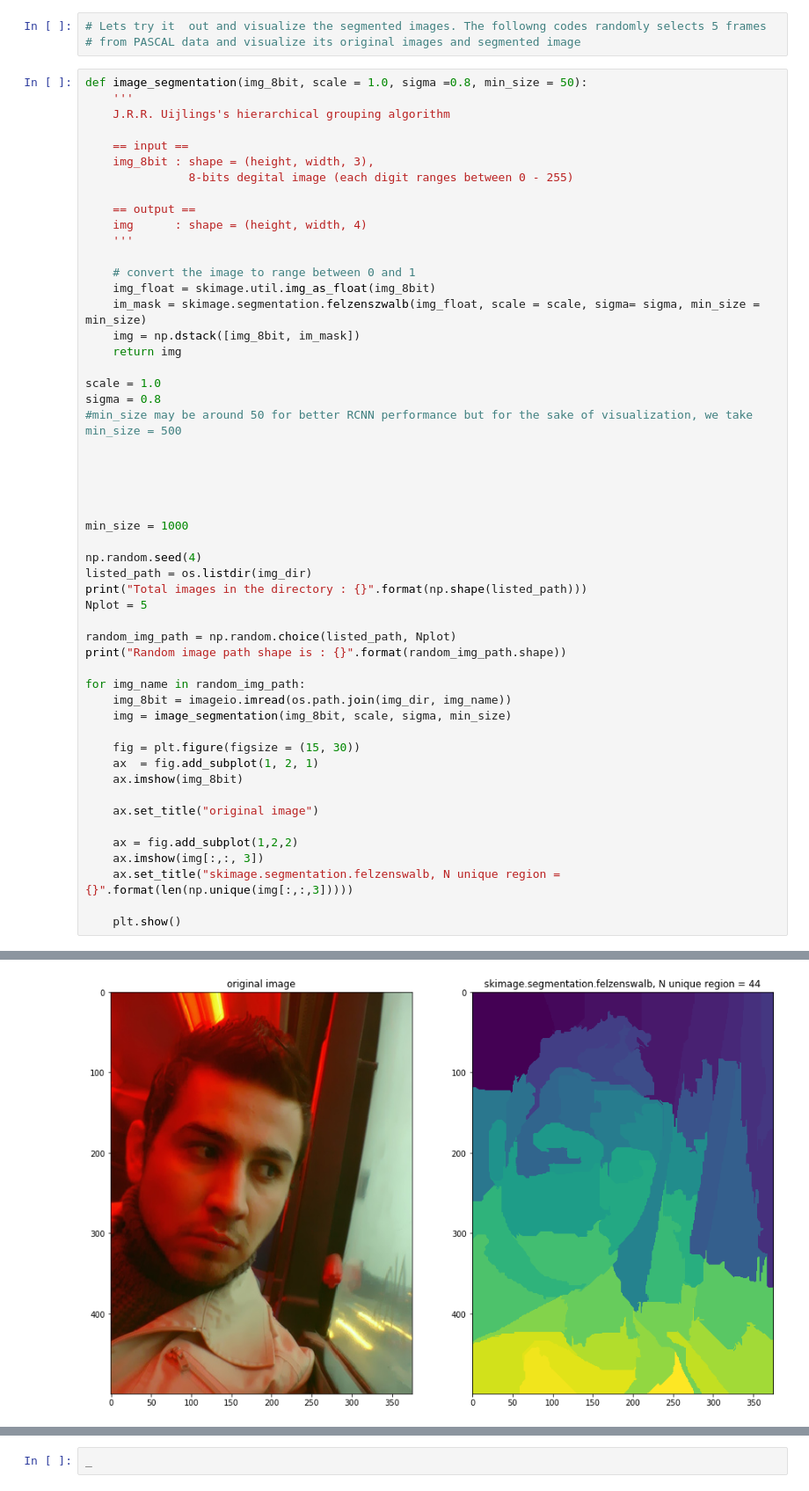
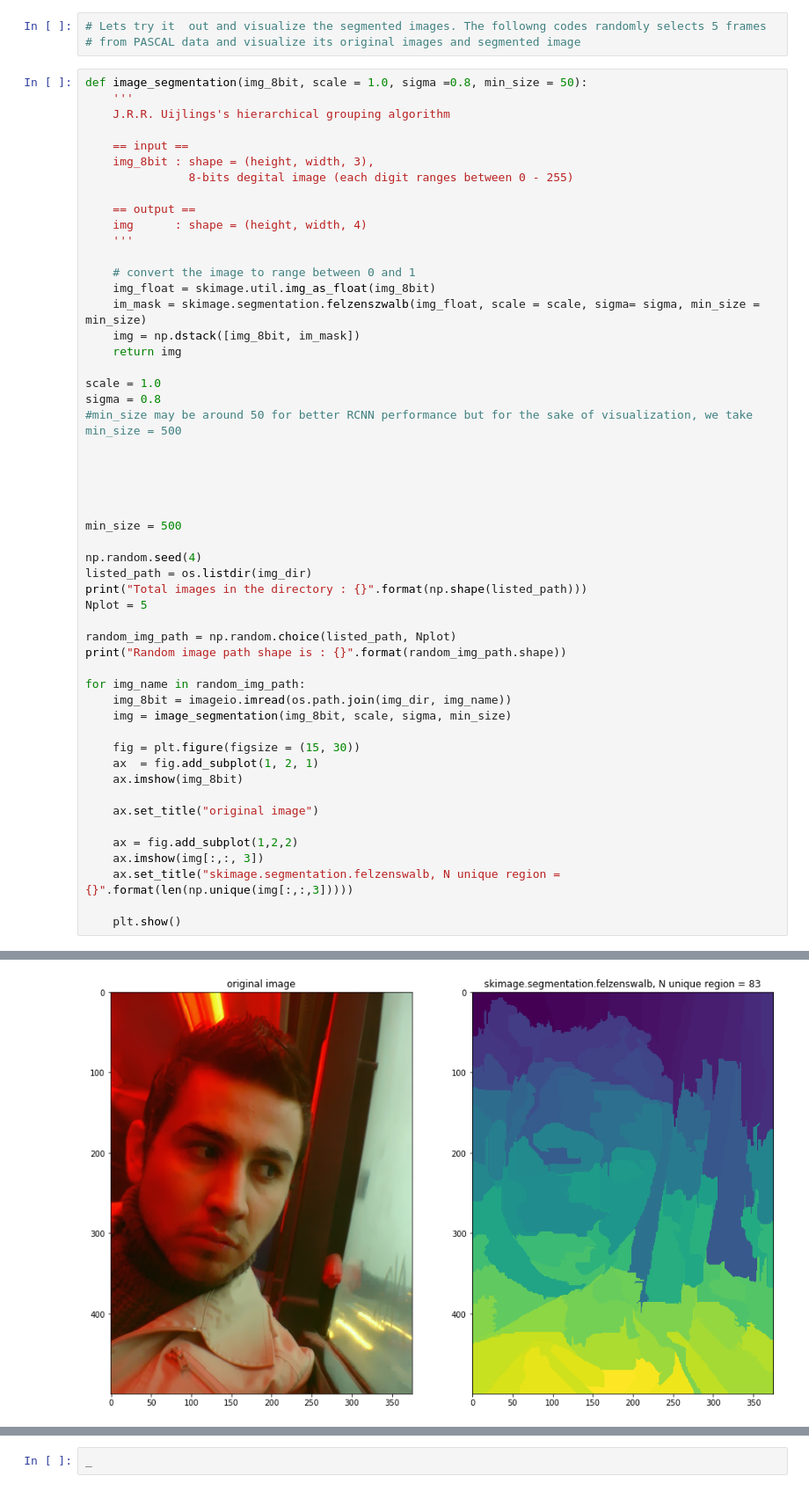
Before and after one commit to dkhanna511/Object-detection-RCNN, a Jupyter notebook: Selective Search.ipynb, the cells around one changed output, grey strips where cells are left out. Shown at 88% size. Cells and saved outputs as stored; diff of their text form.

```diff
--- a/Selective Search.ipynb
+++ b/Selective Search.ipynb
@@ -45,32 +45,32 @@ sigma = 0.8
 
 
 
-min_size = 1000
+min_size = 500
 
 np.random.seed(4)
 listed_path = os.listdir(img_dir)
 print("Total images in the directory : {}".format(np.shape(listed_path)))
 Nplot = 5
 
 random_img_path = np.random.choice(listed_path, Nplot)
 print("Random image path shape is : {}".format(random_img_path.shape))
 
 for img_name in random_img_path:
     img_8bit = imageio.imread(os.path.join(img_dir, img_name))
     img = image_segmentation(img_8bit, scale, sigma, min_size)
 
     fig = plt.figure(figsize = (15, 30))
     ax  = fig.add_subplot(1, 2, 1)
     ax.imshow(img_8bit)
 
     ax.set_title("original image")
 
     ax = fig.add_subplot(1,2,2)
     ax.imshow(img[:,:, 3])
     ax.set_title("skimage.segmentation.felzenswalb, N unique region = {}".format(len(np.unique(img[:,:,3]))))
 
     plt.show()
 # %% [output]
 Total images in the directory : (17125,)
 Random image path shape is : (5,)
-[figure, old version]
+[figure, new version]
```
Also changed, not shown: parts of 5 cells of this notebook.
